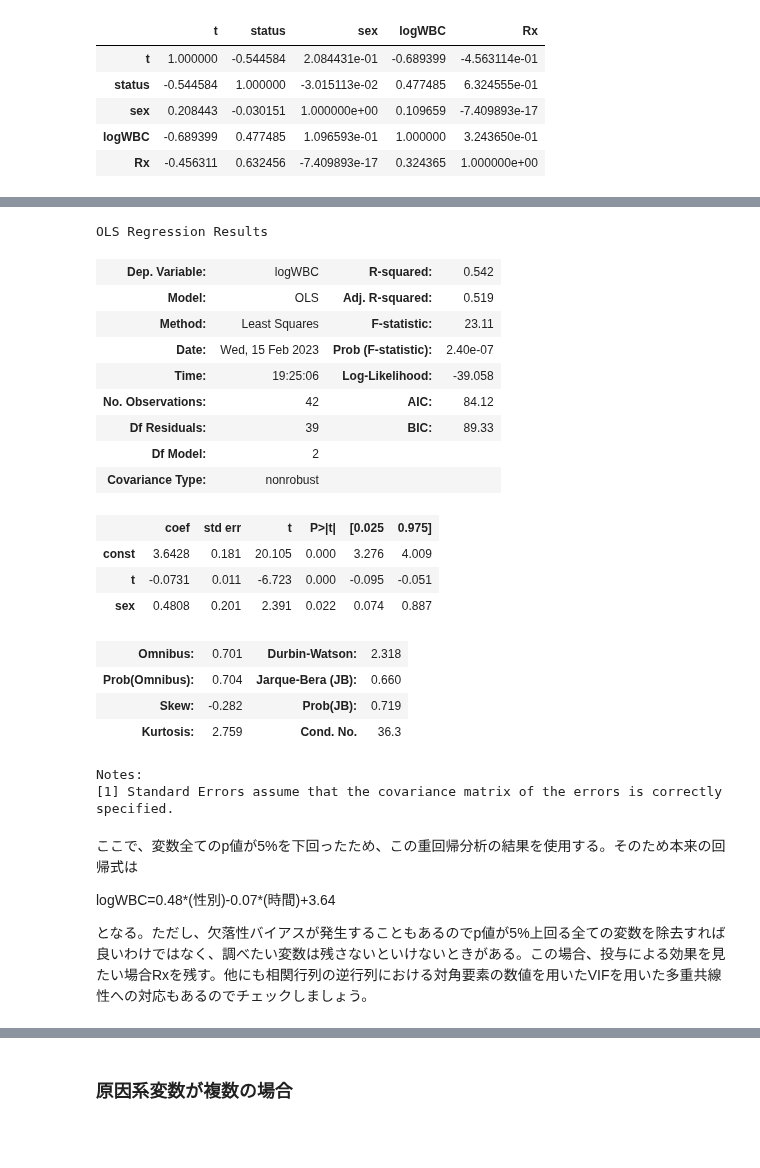
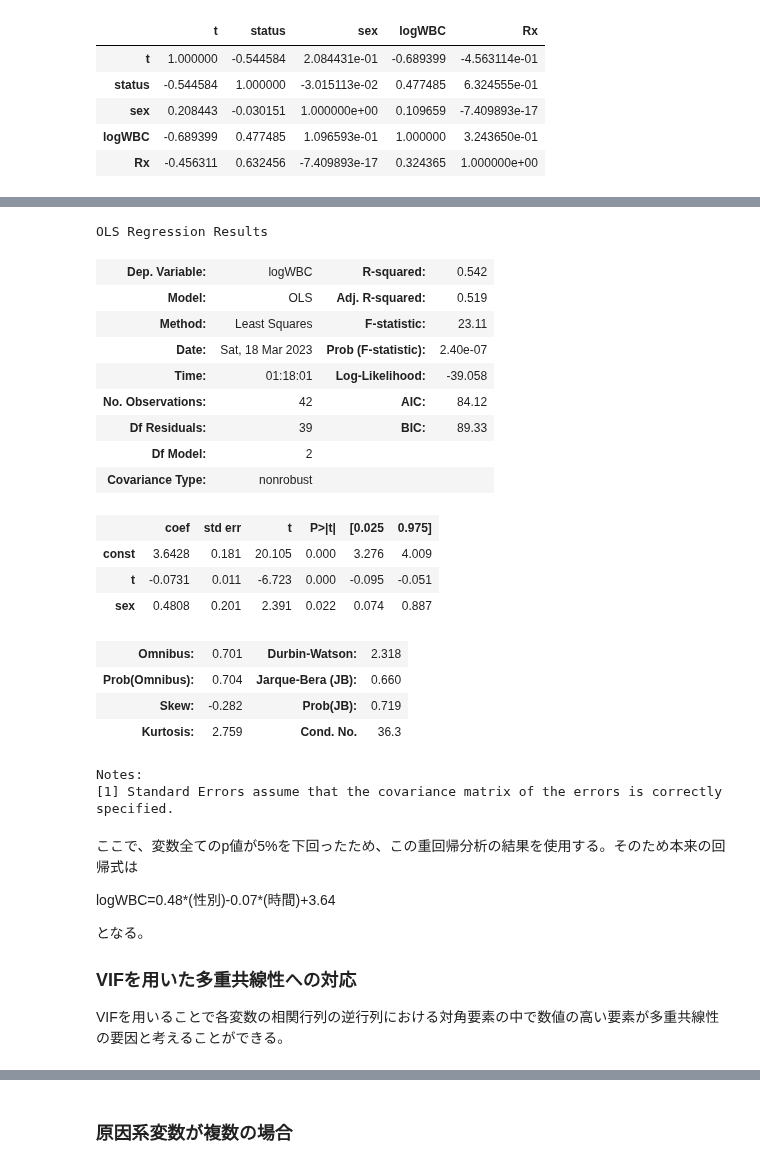
Before and after one commit to NTanaka1994/DataAnalysis, a Jupyter notebook: 研究モデル/study_model.ipynb, the cells around one changed output, grey strips where cells are left out. Drawn from its saved outputs; the diff is of its cells as text; code cells hidden in the pictures; blank space fills up the shorter version.

```diff
--- a/研究モデル/study_model.ipynb
+++ b/研究モデル/study_model.ipynb
@@ -459,8 +467,8 @@ plt.show()
 # %% [markdown]
 ### 原因系変数が複数の場合
 # %%
-X = sm.add_constant(df.drop("logWBC", axis=1))
-model2 = sm.OLS(df["logWBC"], X).fit()
+X2 = sm.add_constant(df.drop("logWBC", axis=1))
+model2 = sm.OLS(df["logWBC"], X2).fit()
 model2.summary()
 # %% [output]
 OLS Regression Results
@@ -498,9 +506,9 @@ df.corr()
 | logWBC | -0.689399 | 0.477485 | 1.096593e-01 | 1.000000 | 3.243650e-01 |
 | Rx | -0.456311 | 0.632456 | -7.409893e-17 | 0.324365 | 1.000000e+00 |
 # %%
-X = X.drop("Rx", axis=1)
-model2 = sm.OLS(df["logWBC"], X).fit()
-model2.summary()
+X3 = X2.drop("Rx", axis=1)
+model3 = sm.OLS(df["logWBC"], X3).fit()
+model3.summary()
 # %% [output]
 OLS Regression Results
 | Dep. Variable: | logWBC | R-squared: | 0.552 |
@@ -524,16 +532,16 @@ OLS Regression Results
 Notes:
 [1] Standard Errors assume that the covariance matrix of the errors is correctly specified.
 # %%
-X = X.drop("status", axis=1)
-model2 = sm.OLS(df["logWBC"], X).fit()
-model2.summary()
+X4 = X3.drop("status", axis=1)
+model4 = sm.OLS(df["logWBC"], X4).fit()
+model4.summary()
 # %% [output]
 OLS Regression Results
 | Dep. Variable: | logWBC | R-squared: | 0.542 |
 | Model: | OLS | Adj. R-squared: | 0.519 |
 | Method: | Least Squares | F-statistic: | 23.11 |
-| Date: | Wed, 15 Feb 2023 | Prob (F-statistic): | 2.40e-07 |
-| Time: | 19:25:06 | Log-Likelihood: | -39.058 |
+| Date: | Sat, 18 Mar 2023 | Prob (F-statistic): | 2.40e-07 |
+| Time: | 01:18:01 | Log-Likelihood: | -39.058 |
 | No. Observations: | 42 | AIC: | 84.12 |
 | Df Residuals: | 39 | BIC: | 89.33 |
 | Df Model: | 2 |  |  |
@@ -553,4 +561,6 @@ Notes:
 
 logWBC=0.48*(性別)-0.07*(時間)+3.64
 
-となる。ただし、欠落性バイアスが発生することもあるのでp値が5%上回る全ての変数を除去すれば良いわけではなく、調べたい変数は残さないといけないときがある。この場合、投与による効果を見たい場合Rxを残す。他にも相関行列の逆行列における対角要素の数値を用いたVIFを用いた多重共線性への対応もあるのでチェックしましょう。
+となる。
+### VIFを用いた多重共線性への対応
+VIFを用いることで各変数の相関行列の逆行列における対角要素の中で数値の高い要素が多重共線性の要因と考えることができる。
```
Also changed, not shown: parts of 24 cells of this notebook.
